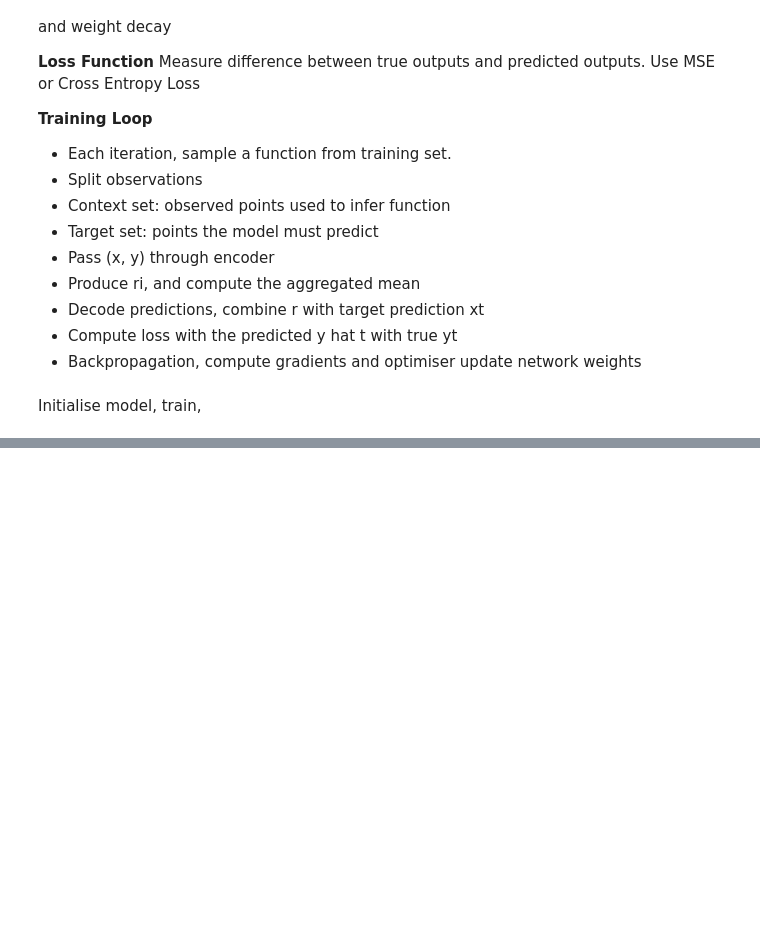
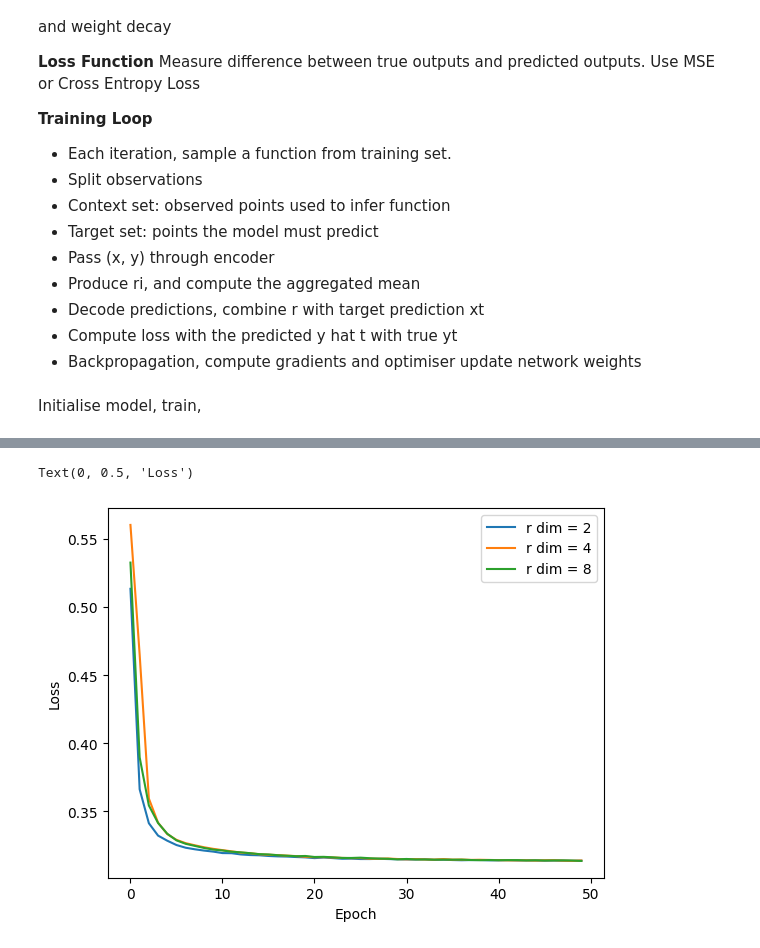
Before and after one commit to mahinm23/Curve-Fitting-CW, a Jupyter notebook: CW Notebook.ipynb, the cells around one changed output, grey strips where cells are left out. Cells and saved outputs as stored; diff of their text form; code cells hidden in the pictures; blank space fills up the shorter version.

Commit message:
Removed nested loop, Graphs plotted for loss vs epoch

```diff
--- a/CW Notebook.ipynb
+++ b/CW Notebook.ipynb
@@ -145,23 +145,22 @@ class CombinedModel(nn.Module):
     )
 
   def forward(self, x_context, y_context, x_target):
-    # Concatenate the columns of x and y, so they have the shape
-    # [x1, y1], [x2, y2] ect
+    # Concatenate the columns of x and y, for each context point
+    # Shape - [batch size, n context, x dim + y dim]
     # Number of rows stay the same, the columns were just added together
     xy = torch.cat([x_context, y_context], dim=-1)
 
     # We calculate rows of r_i, and take the average
     # We want one value per column for the aggregated r vector
-    # So average accross dimension 0
-    # Gives us the representations from all context points
     r_i = self.encoder(xy)
+
+    # So average accross context point dimension
+    # Gives one latent vector per function
     r = torch.mean(r_i, dim=1)
 
-    # Copies of r need to be concatenated to elements of x_context
-    # in every row, so r needs to be made into 2d
-    # Each target point gets same r vector
-    r = r.unsqueeze(0)
-    r = r.repeat(x_target.shape[0], 1)
+    # Repeat each function representation across all target points
+    r = r.unsqueeze(1)
+    r = r.repeat(1, x_target.shape[1], 1)
 
     # Put the x values together with the r values,
     # x defines where we want to evaluate the function
@@ -271,3 +260,3 @@ Epoch: 22 Total Loss: 6374.289978594577 Avg Loss: 0.21247633261981924
 # %%
 model_4 = CombinedModel(x_dim=1, y_dim=1, r_dim=4)
-arr_4 = train_model(model_4, train_loader, epochs=50, learning_rate = 0.001)
+arr_4 = train_model(model_4, train_loader, epochs=50, learning_rate = 0.01)
@@ -274,3 +281,3 @@ arr_4 = train_model(model_4, train_loader, epochs=50, learning_rate = 0.001)
 # %%
 model_8 = CombinedModel(x_dim=1, y_dim=1, r_dim=8)
-arr_8 = train_model(model_8, train_loader, epochs=50, learning_rate = 0.001)
+arr_8 = train_model(model_8, train_loader, epochs=50, learning_rate = 0.01)
@@ -277,5 +302,11 @@ arr_8 = train_model(model_8, train_loader, epochs=50, learning_rate = 0.001)
 # %%
 import matplotlib.pyplot as plt
 plt.plot(arr_2, label = 'r dim = 2')
 plt.plot(arr_4, label = 'r dim = 4')
 plt.plot(arr_8, label = 'r dim = 8')
+plt.legend()
+plt.xlabel("Epoch")
+plt.ylabel("Loss")
+# %% [output]
+Text(0, 0.5, 'Loss')
+[figure, added]
```
Also changed, not shown: parts of 5 cells of this notebook.
